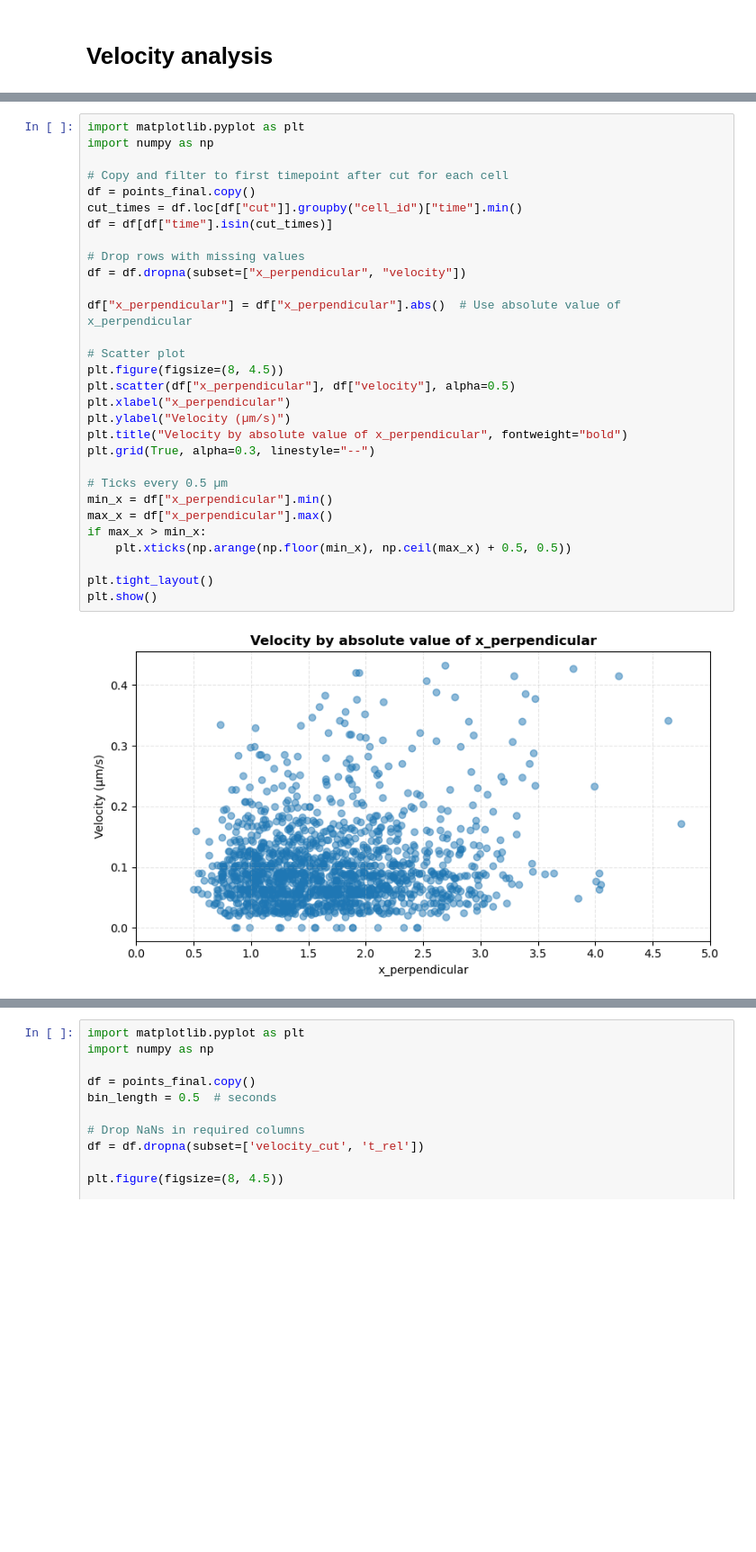
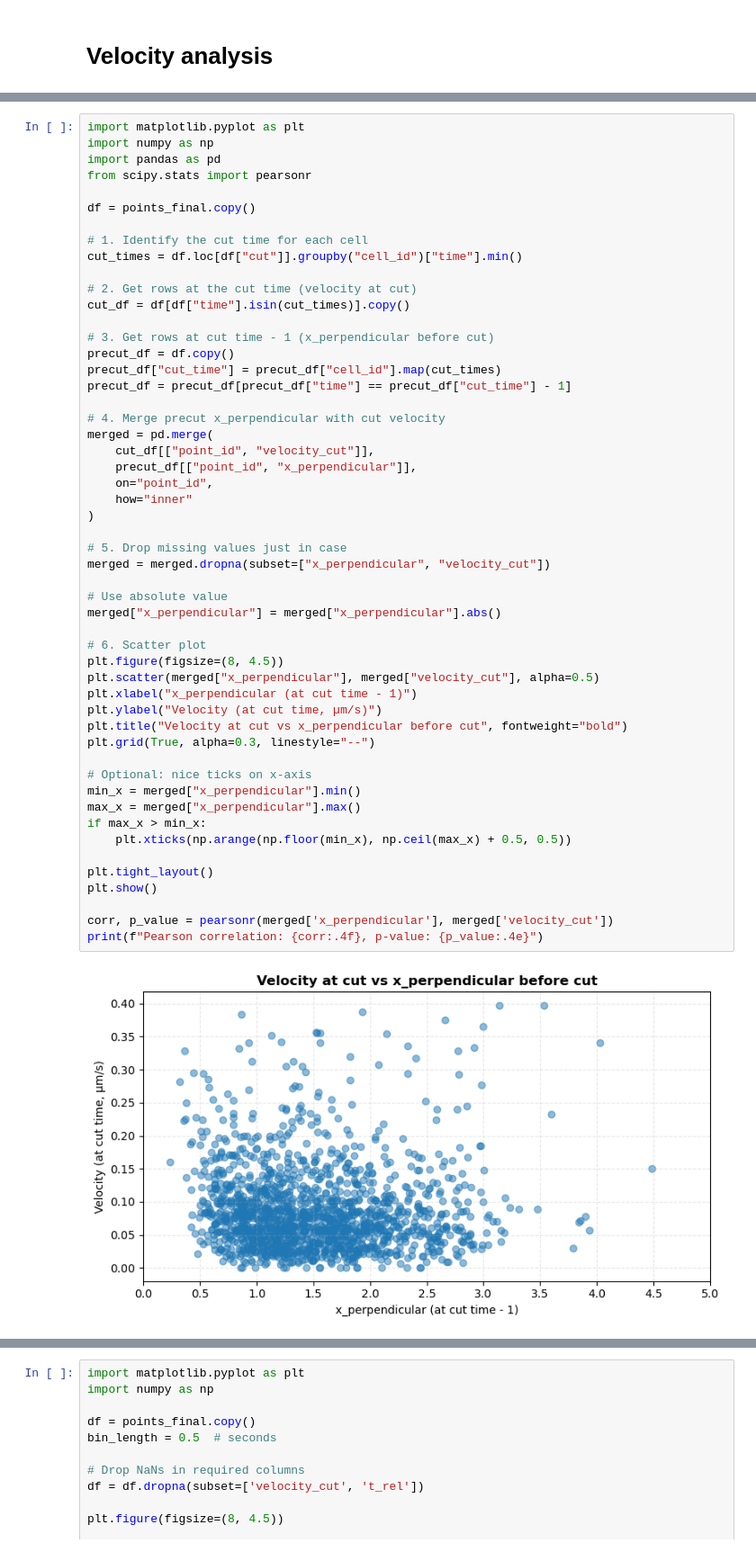
Before and after one commit to signynas/diet4CoLA, a Jupyter notebook: annotated_data.ipynb, the cells around one changed output, grey strips where cells are left out. Shown at 90% size. Drawn from its saved outputs; the diff is of its cells as text; blank space fills up the shorter version.

Commit message:
Correct correlation calculation

```diff
--- a/annotated_data.ipynb
+++ b/annotated_data.ipynb
@@ -597,32 +614,54 @@ plt.show()
 # %%
 import matplotlib.pyplot as plt
 import numpy as np
+import pandas as pd
+from scipy.stats import pearsonr
 
-# Copy and filter to first timepoint after cut for each cell
 df = points_final.copy()
+
+# 1. Identify the cut time for each cell
 cut_times = df.loc[df["cut"]].groupby("cell_id")["time"].min()
-df = df[df["time"].isin(cut_times)]
 
-# Drop rows with missing values
-df = df.dropna(subset=["x_perpendicular", "velocity"])
+# 2. Get rows at the cut time (velocity at cut)
+cut_df = df[df["time"].isin(cut_times)].copy()
 
-df["x_perpendicular"] = df["x_perpendicular"].abs()  # Use absolute value of x_perpendicular
+# 3. Get rows at cut time - 1 (x_perpendicular before cut)
+precut_df = df.copy()
+precut_df["cut_time"] = precut_df["cell_id"].map(cut_times)
+precut_df = precut_df[precut_df["time"] == precut_df["cut_time"] - 1]
 
-# Scatter plot
+# 4. Merge precut x_perpendicular with cut velocity
+merged = pd.merge(
+    cut_df[["point_id", "velocity_cut"]],
+    precut_df[["point_id", "x_perpendicular"]],
+    on="point_id",
+    how="inner"
+)
+
+# 5. Drop missing values just in case
+merged = merged.dropna(subset=["x_perpendicular", "velocity_cut"])
+
+# Use absolute value
+merged["x_perpendicular"] = merged["x_perpendicular"].abs()
+
+# 6. Scatter plot
 plt.figure(figsize=(8, 4.5))
-plt.scatter(df["x_perpendicular"], df["velocity"], alpha=0.5)
-plt.xlabel("x_perpendicular")
-plt.ylabel("Velocity (µm/s)")
-plt.title("Velocity by absolute value of x_perpendicular", fontweight="bold")
+plt.scatter(merged["x_perpendicular"], merged["velocity_cut"], alpha=0.5)
+plt.xlabel("x_perpendicular (at cut time - 1)")
+plt.ylabel("Velocity (at cut time, µm/s)")
+plt.title("Velocity at cut vs x_perpendicular before cut", fontweight="bold")
 plt.grid(True, alpha=0.3, linestyle="--")
 
-# Ticks every 0.5 µm
-min_x = df["x_perpendicular"].min()
-max_x = df["x_perpendicular"].max()
+# Optional: nice ticks on x-axis
+min_x = merged["x_perpendicular"].min()
+max_x = merged["x_perpendicular"].max()
 if max_x > min_x:
     plt.xticks(np.arange(np.floor(min_x), np.ceil(max_x) + 0.5, 0.5))
 
 plt.tight_layout()
 plt.show()
+
+corr, p_value = pearsonr(merged['x_perpendicular'], merged['velocity_cut'])
+print(f"Pearson correlation: {corr:.4f}, p-value: {p_value:.4e}")
 # %% [output]
-[figure, old version]
+[figure, new version]
```
Also changed, not shown: parts of 4 cells of this notebook.
